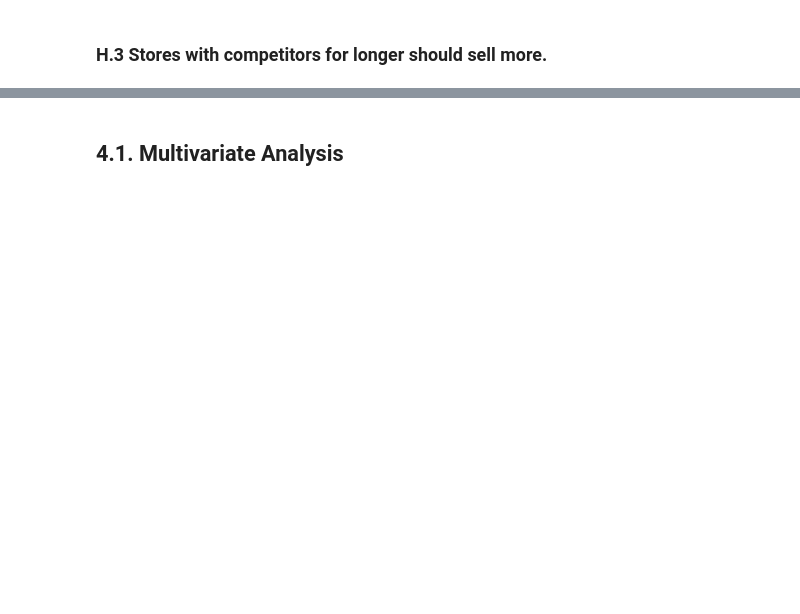
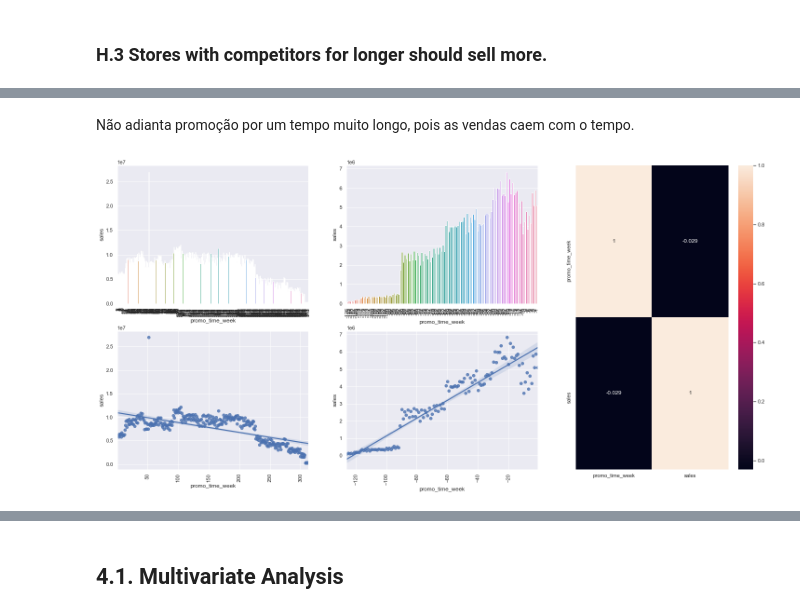
Before and after one commit to luana-afonso/DataScience-Em-Producao, a Jupyter notebook: m04_v01_store_sales_prediction.ipynb, the cells around one changed output, grey strips where cells are left out. Drawn from its saved outputs; the diff is of its cells as text; code cells hidden in the pictures; blank space fills up the shorter version.

```diff
--- a/m04_v01_store_sales_prediction.ipynb
+++ b/m04_v01_store_sales_prediction.ipynb
@@ -1133,0 +1178,37 @@ Correlação de -0.1. Desvalidamos a hipótese e a variável vai ser relevante p
+# %% [markdown]
+Não adianta promoção por um tempo muito longo, pois as vendas caem com o tempo.
+# %%
+# Vamos plotar a tendencia e ver a força das correlações.
+# Sem mudar nada, so substituir o barplot pelo regplot.
+# O subplot faz sempre um grid em formato de quadrado, se quiser um grid mais personalizado usar o GridSpec()
+
+grid = GridSpec(2,3) # linhas, colunas
+# o subplot vai receber esse grid como argumento (grid começa do 0)
+
+plt.subplot(grid[0,0])
+aux2 = aux1[aux1["promo_time_week"] > 0] # "promo_time_week" > 0 temos o período de promoção extendida (promo2)
+sns.barplot( x="promo_time_week", y="sales", data=aux2);
+plt.xticks( rotation=90 );
+
+plt.subplot(grid[0,1])
+aux3 = aux1[aux1["promo_time_week"] < 0] # promo regular
+sns.barplot( x="promo_time_week", y="sales", data=aux3);
+plt.xticks( rotation = 90);
+
+plt.subplot(grid[1,0])
+aux2 = aux1[aux1["promo_time_week"] > 0] # "promo_time_week" > 0 temos o período de promoção extendida (promo2)
+sns.regplot( x="promo_time_week", y="sales", data=aux2);
+plt.xticks( rotation=90 );
+
+plt.subplot(grid[1,1])
+aux3 = aux1[aux1["promo_time_week"] < 0] # promo regular
+sns.regplot( x="promo_time_week", y="sales", data=aux3);
+plt.xticks( rotation = 90);
+
+# Para encontrar a força da correlação:
+# Pegamos os dados do aux1. As outras aux foram só para dar um zoom, mas para pensar no modelo temos que usar dados completos
+# Queremos que esse plot ocupe as duas ultimas linhas
+plt.subplot(grid[:,2])
+sns.heatmap( aux1.corr( method="pearson"), annot=True );
+# %% [output]
+[figure, added]
```
Also changed, not shown: parts of 69 cells of this notebook.
